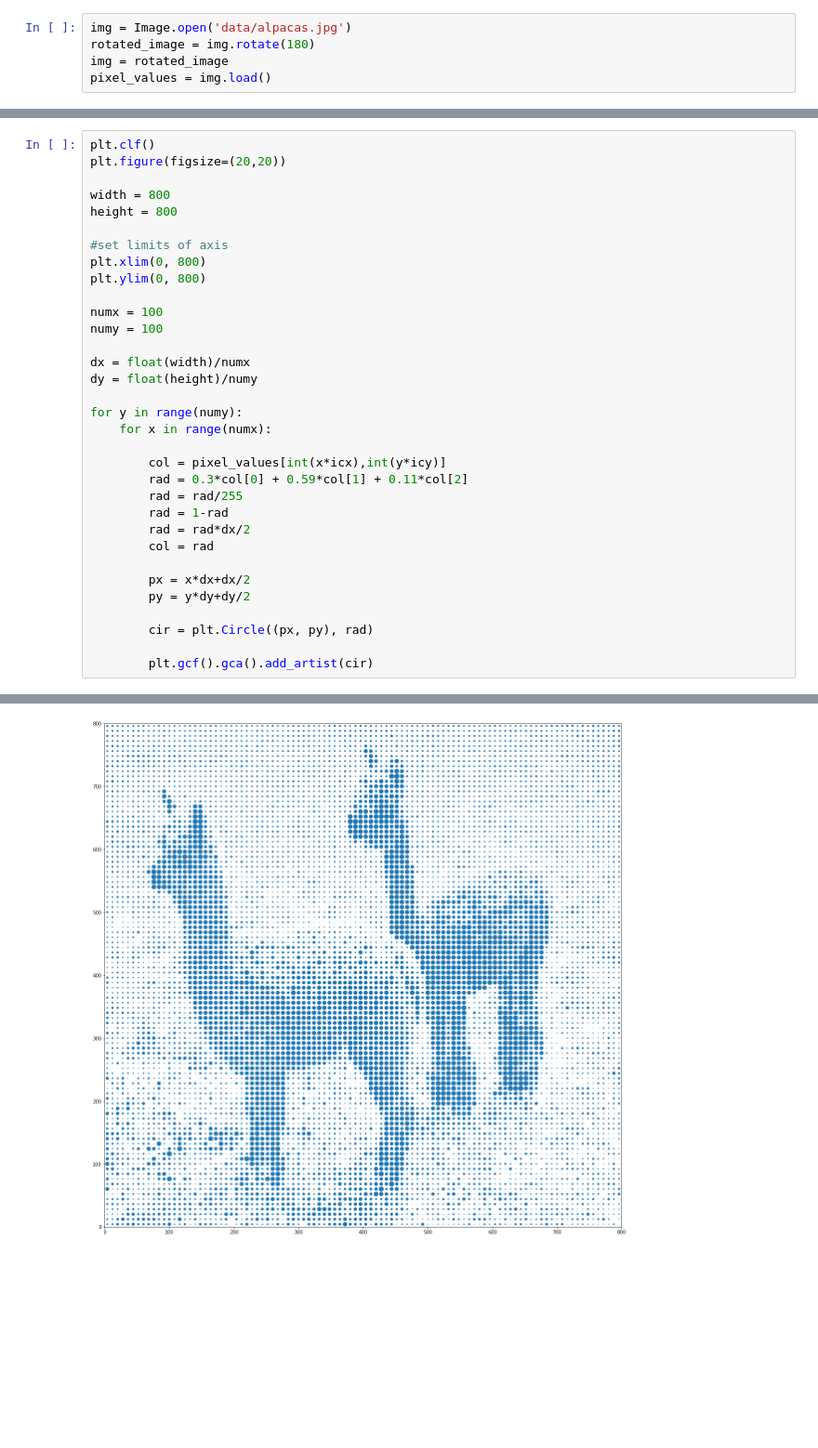
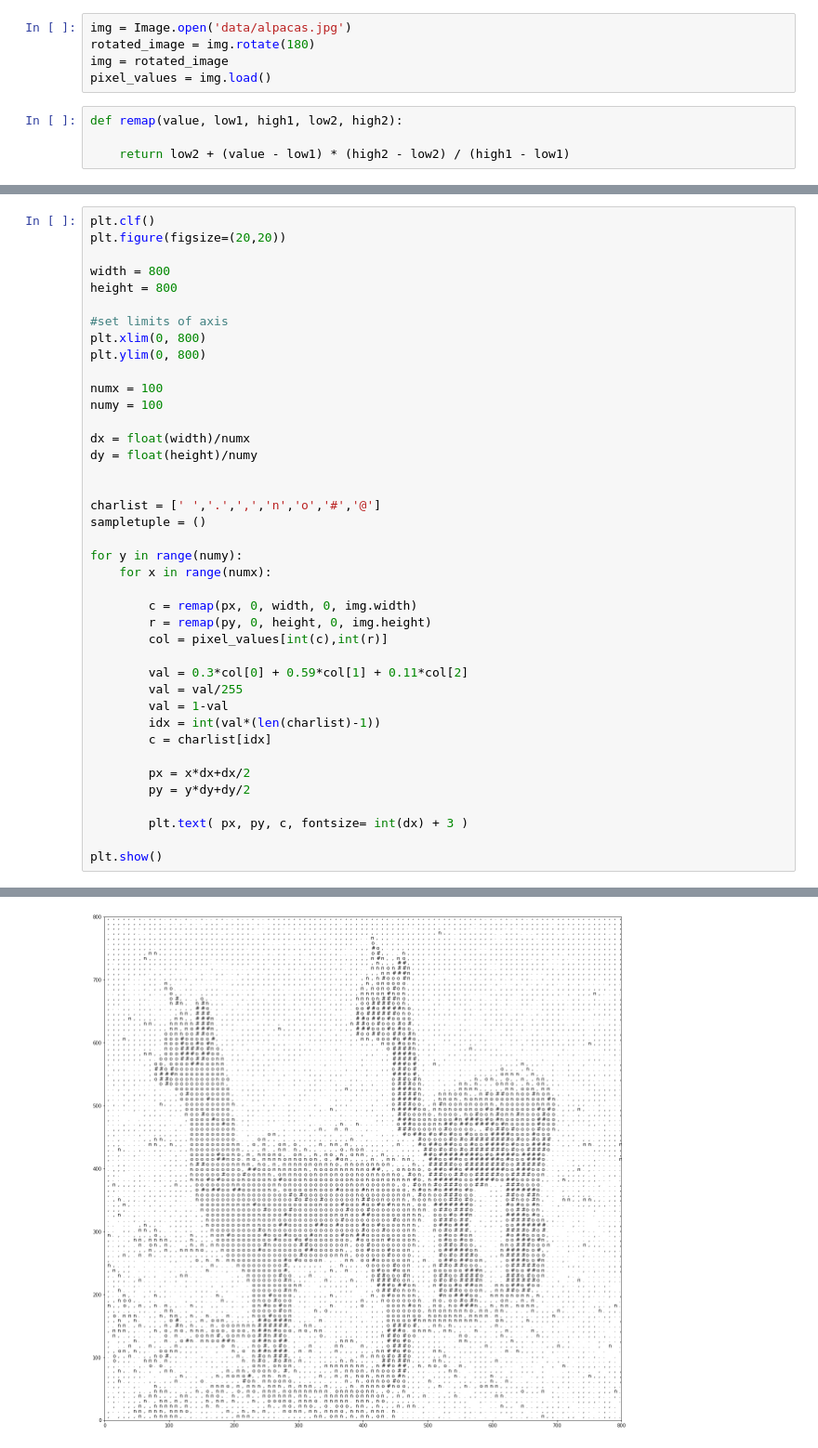
Before and after one commit to gab96mat/MAS-2122, a Jupyter notebook: 03_ComputationalArt/02_images.ipynb, the cells around one changed output, grey strips where cells are left out. Shown at 93% size. Drawn from its saved outputs; the diff is of its cells as text; blank space fills up the shorter version.

```diff
--- a/03_ComputationalArt/02_images.ipynb
+++ b/03_ComputationalArt/02_images.ipynb
@@ -6,6 +6,10 @@ img = Image.open('data/alpacas.jpg')
 rotated_image = img.rotate(180)
 img = rotated_image
 pixel_values = img.load()
+# %%
+def remap(value, low1, high1, low2, high2):
+
+    return low2 + (value - low1) * (high2 - low2) / (high1 - low1)
 # %%
 #set size of figure
 plt.figure(figsize=(20,20))
@@ -45,36 +87,43 @@ for y in range(numy):
 # %%
 plt.clf()
 plt.figure(figsize=(20,20))
 
 width = 800
 height = 800
 
 #set limits of axis
 plt.xlim(0, 800)
 plt.ylim(0, 800)
 
 numx = 100
 numy = 100
 
 dx = float(width)/numx
 dy = float(height)/numy
 
+
+charlist = [' ','.',',','n','o','#','@']
+sampletuple = ()
+
 for y in range(numy):
     for x in range(numx):
 
-        col = pixel_values[int(x*icx),int(y*icy)]
-        rad = 0.3*col[0] + 0.59*col[1] + 0.11*col[2]
-        rad = rad/255
-        rad = 1-rad
-        rad = rad*dx/2
-        col = rad
+        c = remap(px, 0, width, 0, img.width)
+        r = remap(py, 0, height, 0, img.height)
+        col = pixel_values[int(c),int(r)]
+
+        val = 0.3*col[0] + 0.59*col[1] + 0.11*col[2]
+        val = val/255
+        val = 1-val
+        idx = int(val*(len(charlist)-1))
+        c = charlist[idx]
 
         px = x*dx+dx/2
         py = y*dy+dy/2
 
-        cir = plt.Circle((px, py), rad)
+        plt.text( px, py, c, fontsize= int(dx) + 3 )
 
-        plt.gcf().gca().add_artist(cir)
+plt.show()
 # %% [output]
 <Figure size 432x288 with 0 Axes>
-[figure, old version]
+[figure, new version]
```
Also changed, not shown: parts of 3 cells of this notebook.
